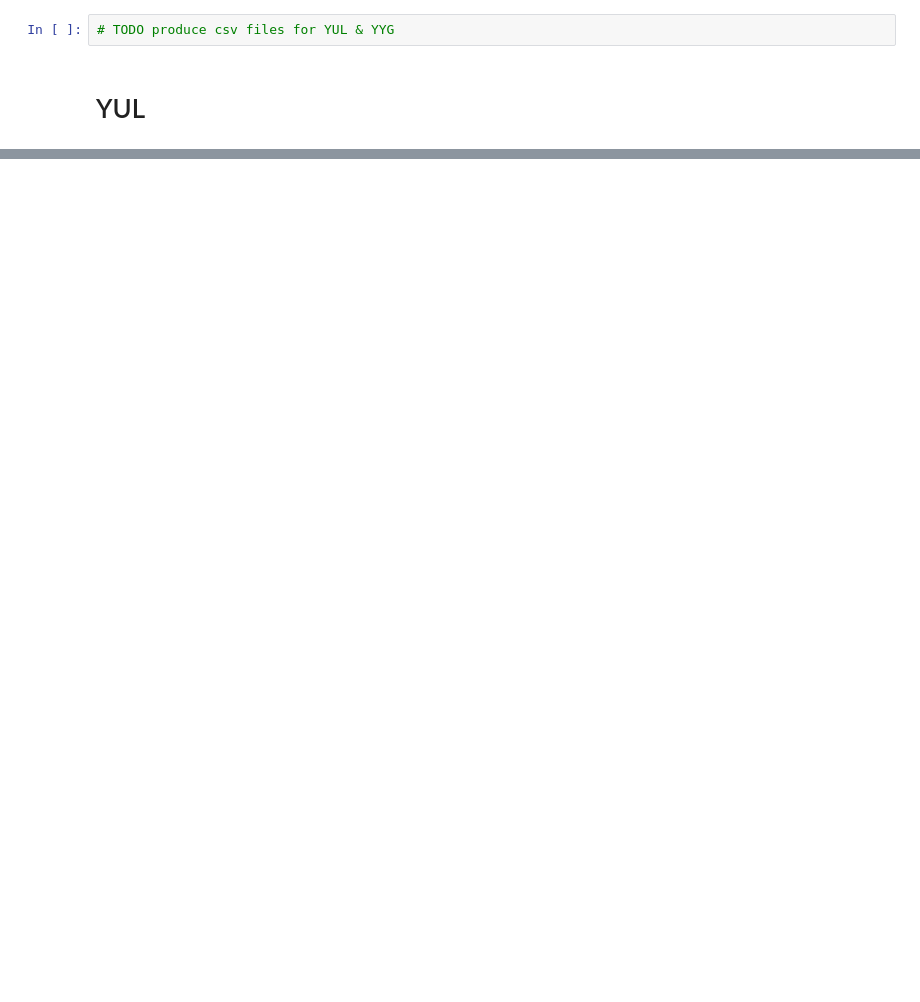
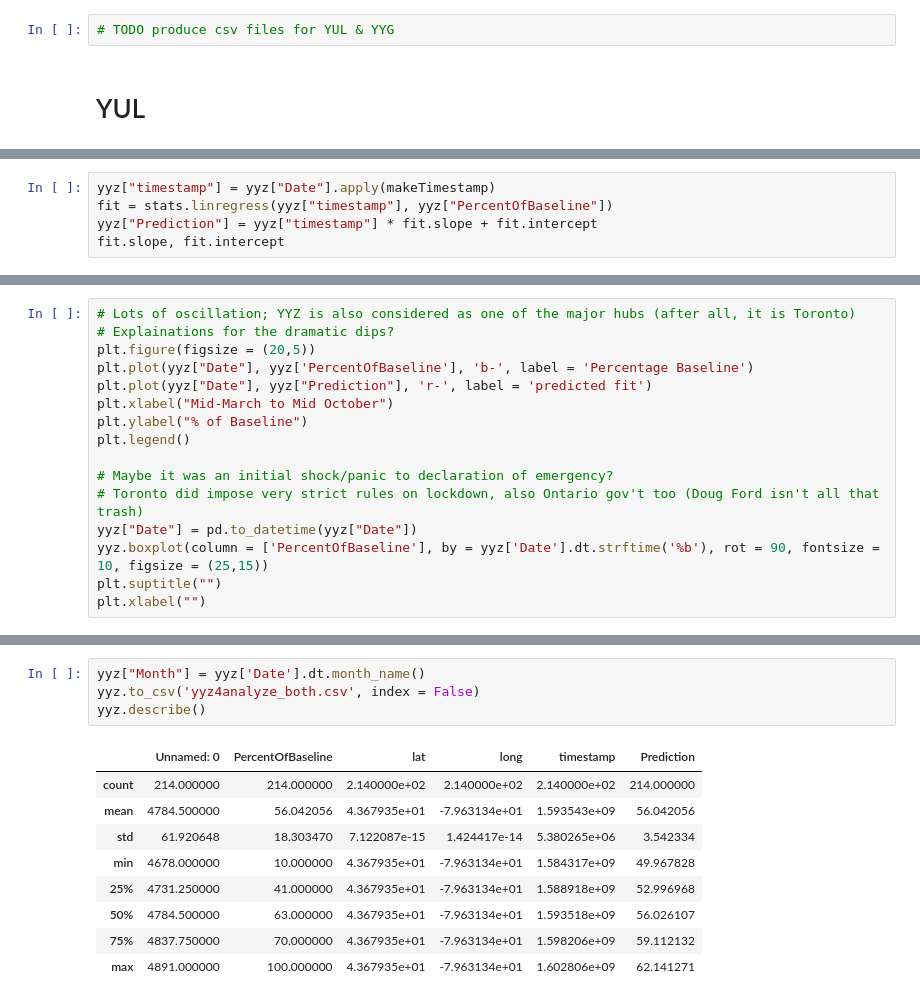
Before and after one commit to clement-ip/covid-airport-travel, a Jupyter notebook: analyze_airport_hubs.ipynb, the cells around one changed output, grey strips where cells are left out. Drawn from its saved outputs; the diff is of its cells as text; blank space fills up the shorter version.

```diff
--- a/analyze_airport_hubs.ipynb
+++ b/analyze_airport_hubs.ipynb
@@ -190,0 +189,5 @@ yul.describe()
+# %%
+yyz["timestamp"] = yyz["Date"].apply(makeTimestamp)
+fit = stats.linregress(yyz["timestamp"], yyz["PercentOfBaseline"])
+yyz["Prediction"] = yyz["timestamp"] * fit.slope + fit.intercept
+fit.slope, fit.intercept
@@ -190,0 +196,16 @@ yul.describe()
+# %%
+# Lots of oscillation; YYZ is also considered as one of the major hubs (after all, it is Toronto)
+# Explainations for the dramatic dips?
+plt.figure(figsize = (20,5))
+plt.plot(yyz["Date"], yyz['PercentOfBaseline'], 'b-', label = 'Percentage Baseline')
+plt.plot(yyz["Date"], yyz["Prediction"], 'r-', label = 'predicted fit')
+plt.xlabel("Mid-March to Mid October")
+plt.ylabel("% of Baseline")
+plt.legend()
+
+# Maybe it was an initial shock/panic to declaration of emergency?
+# Toronto did impose very strict rules on lockdown, also Ontario gov't too (Doug Ford isn't all that trash)
+yyz["Date"] = pd.to_datetime(yyz["Date"])
+yyz.boxplot(column = ['PercentOfBaseline'], by = yyz['Date'].dt.strftime('%b'), rot = 90, fontsize = 10, figsize = (25,15))
+plt.suptitle("")
+plt.xlabel("")
@@ -190,0 +216,14 @@ yul.describe()
+# %%
+yyz["Month"] = yyz['Date'].dt.month_name()
+yyz.to_csv('yyz4analyze_both.csv', index = False)
+yyz.describe()
+# %% [output]
+|  | Unnamed: 0 | PercentOfBaseline | lat | long | timestamp | Prediction |
+| count | 214.000000 | 214.000000 | 2.140000e+02 | 2.140000e+02 | 2.140000e+02 | 214.000000 |
+| mean | 4784.500000 | 56.042056 | 4.367935e+01 | -7.963134e+01 | 1.593543e+09 | 56.042056 |
+| std | 61.920648 | 18.303470 | 7.122087e-15 | 1.424417e-14 | 5.380265e+06 | 3.542334 |
+| min | 4678.000000 | 10.000000 | 4.367935e+01 | -7.963134e+01 | 1.584317e+09 | 49.967828 |
+| 25% | 4731.250000 | 41.000000 | 4.367935e+01 | -7.963134e+01 | 1.588918e+09 | 52.996968 |
+| 50% | 4784.500000 | 63.000000 | 4.367935e+01 | -7.963134e+01 | 1.593518e+09 | 56.026107 |
+| 75% | 4837.750000 | 70.000000 | 4.367935e+01 | -7.963134e+01 | 1.598206e+09 | 59.112132 |
+| max | 4891.000000 | 100.000000 | 4.367935e+01 | -7.963134e+01 | 1.602806e+09 | 62.141271 |
```
Also changed, not shown: parts of 10 cells of this notebook, 4 other files.
